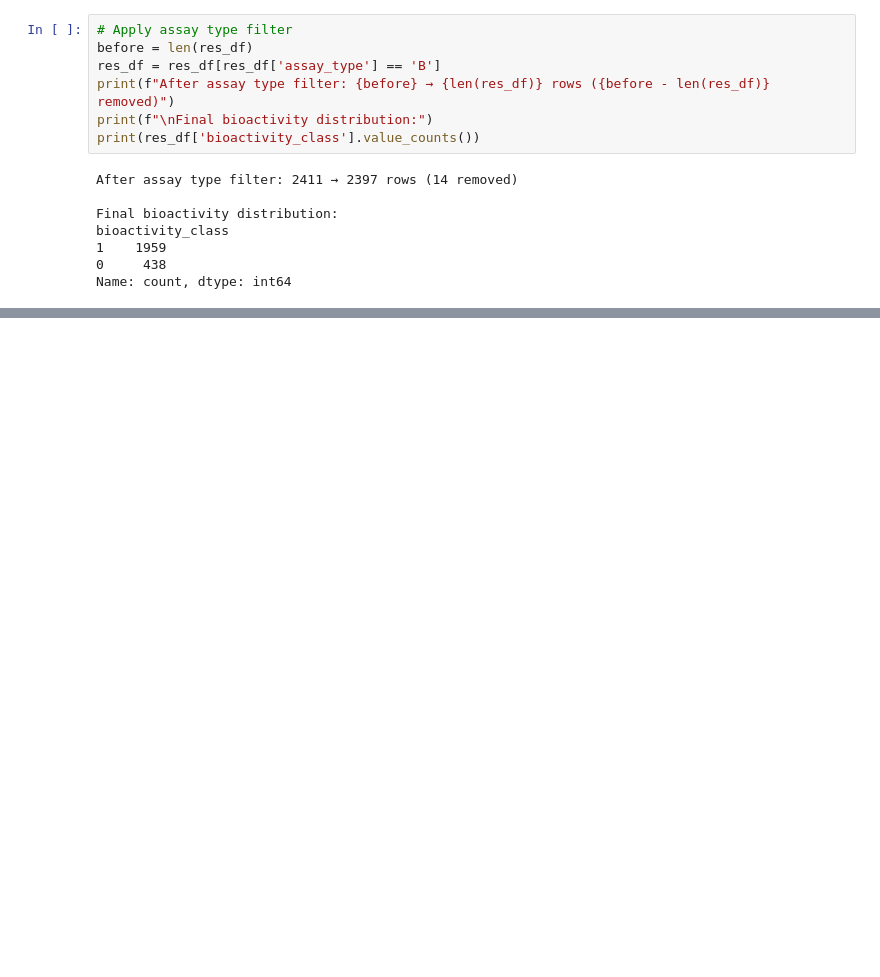
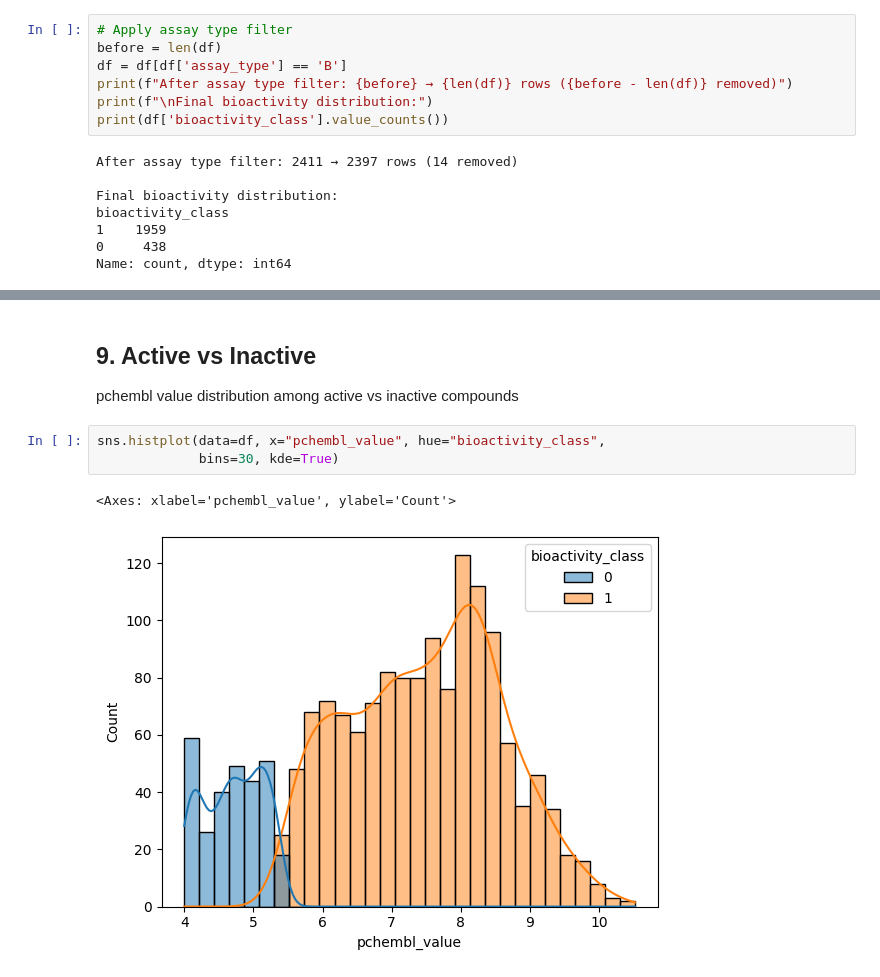
Before and after one commit to syedasonianaz/drug_discovery_mmp9, a Jupyter notebook: machine_learning/drug_discovery/notebook/data_clean.ipynb, the cells around one changed output, grey strips where cells are left out. Drawn from its saved outputs; the diff is of its cells as text; blank space fills up the shorter version.

```diff
--- a/machine_learning/drug_discovery/notebook/data_clean.ipynb
+++ b/machine_learning/drug_discovery/notebook/data_clean.ipynb
@@ -269,11 +278,11 @@ Name: count, dtype: int64
 Retaining only binding assays (B) — direct protein-compound interaction measurement
 # %%
 # Apply assay type filter
-before = len(res_df)
-res_df = res_df[res_df['assay_type'] == 'B']
-print(f"After assay type filter: {before} → {len(res_df)} rows ({before - len(res_df)} removed)")
+before = len(df)
+df = df[df['assay_type'] == 'B']
+print(f"After assay type filter: {before} → {len(df)} rows ({before - len(df)} removed)")
 print(f"\nFinal bioactivity distribution:")
-print(res_df['bioactivity_class'].value_counts())
+print(df['bioactivity_class'].value_counts())
 # %% [output]
 After assay type filter: 2411 → 2397 rows (14 removed)
 
@@ -284,0 +368,10 @@ Name: count, dtype: int64
+# %% [markdown]
+## 9. Active vs Inactive
+
+pchembl value distribution among active vs inactive compounds
+# %%
+sns.histplot(data=df, x="pchembl_value", hue="bioactivity_class",
+             bins=30, kde=True)
+# %% [output]
+<Axes: xlabel='pchembl_value', ylabel='Count'>
+[figure, added]
```
Also changed, not shown: parts of 24 cells of this notebook, 1 other file.
